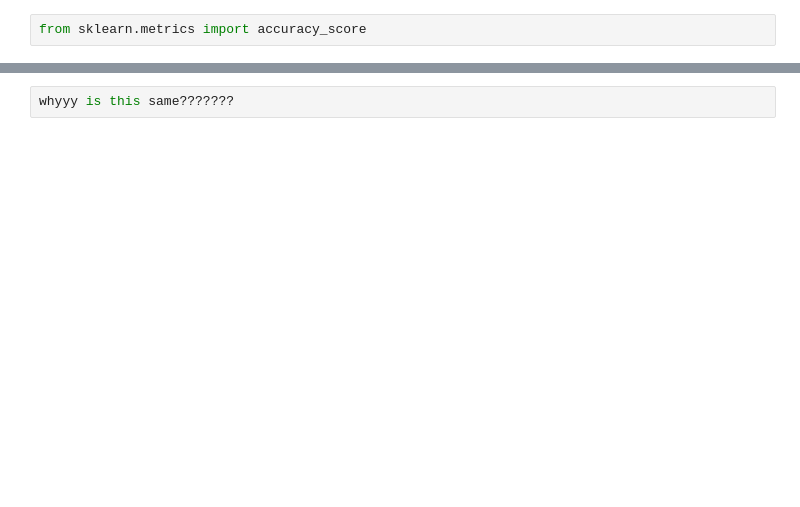
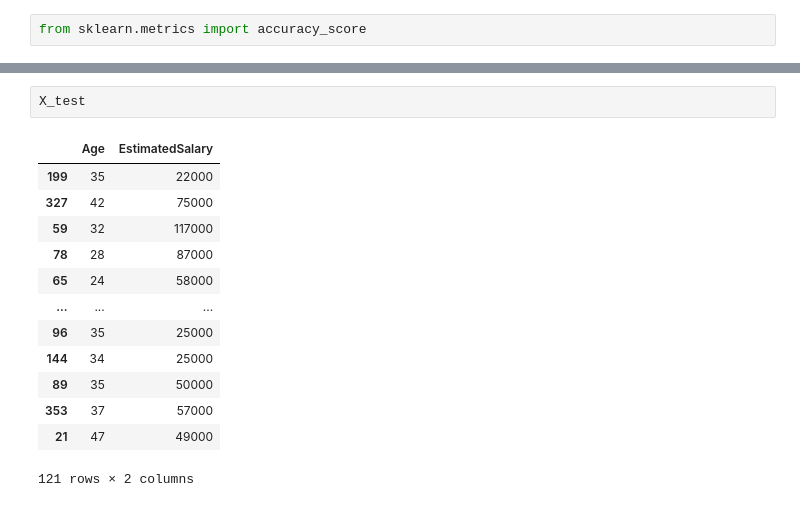
Before and after one commit to Drishyagrg/60-days-of-learning-ml, a Jupyter notebook: day5/day5.ipynb, the cells around one changed output, grey strips where cells are left out. Cells and saved outputs as stored; diff of their text form; blank space fills up the shorter version.

```diff
--- a/day5/day5.ipynb
+++ b/day5/day5.ipynb
@@ -245,2 +264,16 @@ Scaled 0.85
 # %%
-whyyy is this same???????
+X_test
+# %% [output]
+|  | Age | EstimatedSalary |
+| 199 | 35 | 22000 |
+| 327 | 42 | 75000 |
+| 59 | 32 | 117000 |
+| 78 | 28 | 87000 |
+| 65 | 24 | 58000 |
+| ... | ... | ... |
+| 96 | 35 | 25000 |
+| 144 | 34 | 25000 |
+| 89 | 35 | 50000 |
+| 353 | 37 | 57000 |
+| 21 | 47 | 49000 |
+121 rows × 2 columns
```
Also changed, not shown: parts of 31 cells of this notebook, 3 other files.
